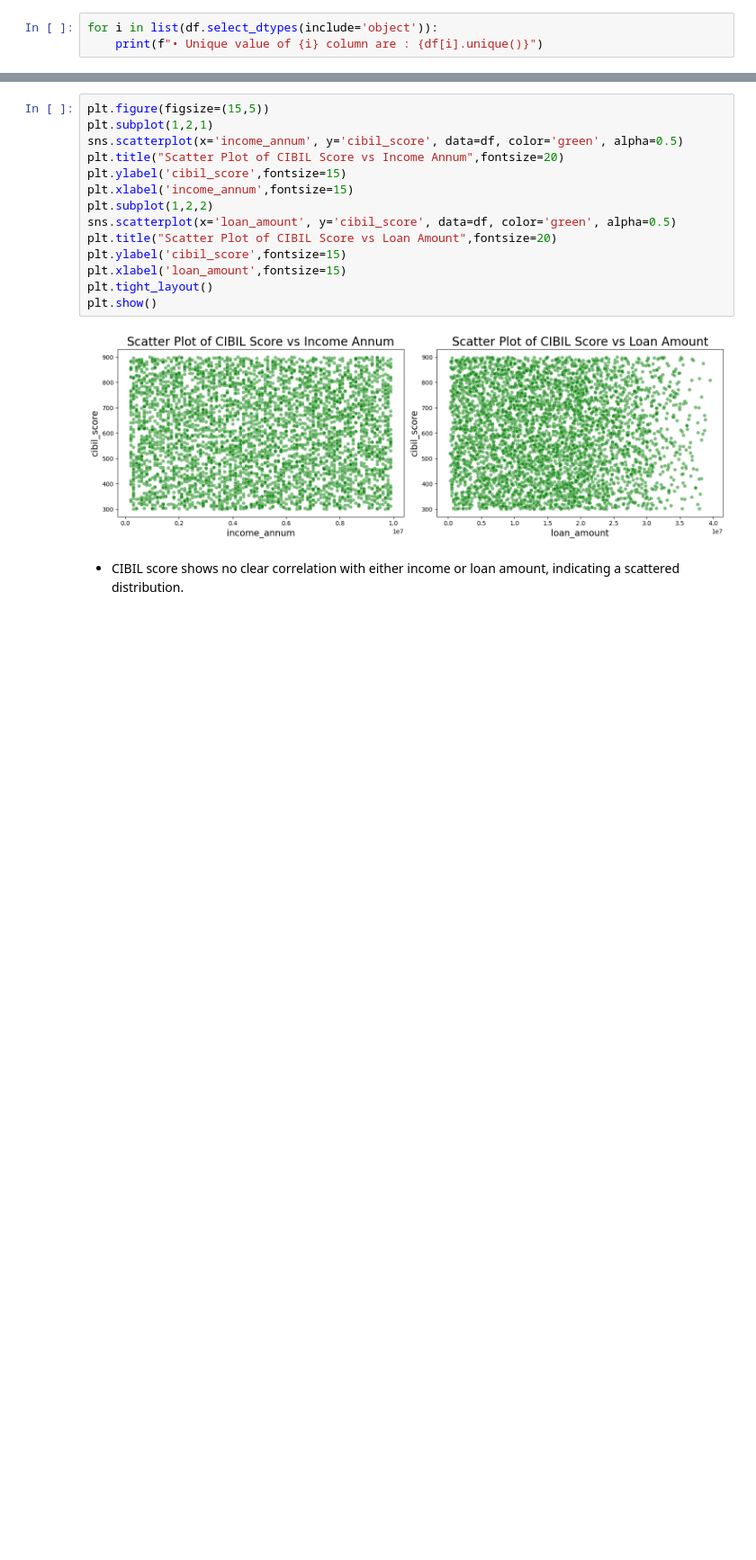
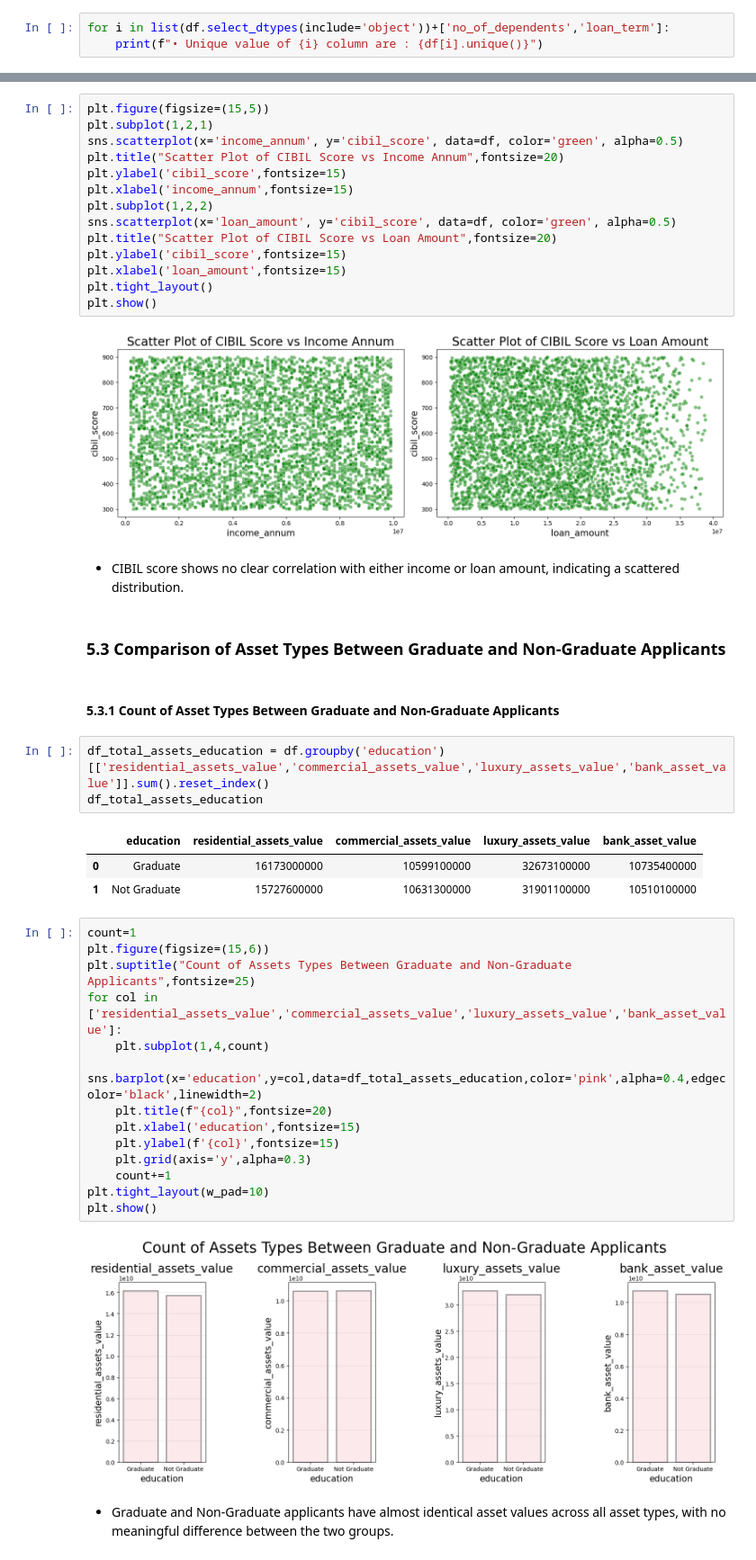
Before and after one commit to Rajdeep-Patil/Loan-Approval-Prediction, a Jupyter notebook: notebook/EDA_loan_approval.ipynb, the cells around one changed output, grey strips where cells are left out. Shown at 90% size. Saved outputs shown, nothing was run; the diff lists cells and outputs as text; blank space fills up the shorter version.

```diff
--- a/notebook/EDA_loan_approval.ipynb
+++ b/notebook/EDA_loan_approval.ipynb
@@ -211,7 +211,7 @@ df.describe(include='int')
 # %% [markdown]
 ### 3.9 Check the unique value of the categorical columns
 # %%
-for i in list(df.select_dtypes(include='object')):
+for i in list(df.select_dtypes(include='object'))+['no_of_dependents','loan_term']:
     print(f"• Unique value of {i} column are : {df[i].unique()}")
 # %% [output]
 • Unique value of education column are : [' Graduate' ' Not Graduate']
@@ -491,3 +493,32 @@ plt.show()
 [figure]
 # %% [markdown]
 - CIBIL score shows no clear correlation with either income or loan amount, indicating a scattered distribution.
+# %% [markdown]
+### 5.3 Comparison of Asset Types Between Graduate and Non-Graduate Applicants
+# %% [markdown]
+#### 5.3.1 Count of Asset Types Between Graduate and Non-Graduate Applicants
+# %%
+df_total_assets_education = df.groupby('education')[['residential_assets_value','commercial_assets_value','luxury_assets_value','bank_asset_value']].sum().reset_index()
+df_total_assets_education
+# %% [output]
+|  | education | residential_assets_value | commercial_assets_value | luxury_assets_value | bank_asset_value |
+| 0 | Graduate | 16173000000 | 10599100000 | 32673100000 | 10735400000 |
+| 1 | Not Graduate | 15727600000 | 10631300000 | 31901100000 | 10510100000 |
+# %%
+count=1
+plt.figure(figsize=(15,6))
+plt.suptitle("Count of Assets Types Between Graduate and Non-Graduate Applicants",fontsize=25)
+for col in ['residential_assets_value','commercial_assets_value','luxury_assets_value','bank_asset_value']:
+    plt.subplot(1,4,count)
+    sns.barplot(x='education',y=col,data=df_total_assets_education,color='pink',alpha=0.4,edgecolor='black',linewidth=2)
+    plt.title(f"{col}",fontsize=20)
+    plt.xlabel('education',fontsize=15)
+    plt.ylabel(f'{col}',fontsize=15)
+    plt.grid(axis='y',alpha=0.3)
+    count+=1
+plt.tight_layout(w_pad=10)
+plt.show()
+# %% [output]
+[figure, added]
+# %% [markdown]
+- Graduate and Non-Graduate applicants have almost identical asset values across all asset types, with no meaningful difference between the two groups.
```
Also changed, not shown: parts of 54 cells of this notebook.
